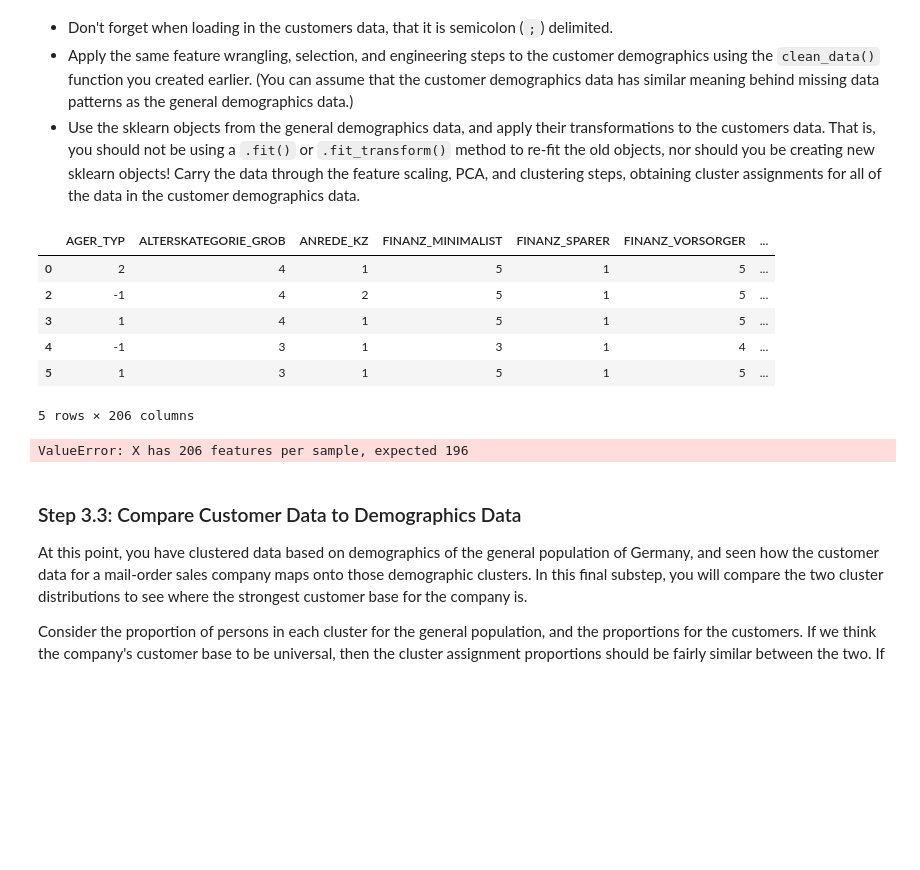
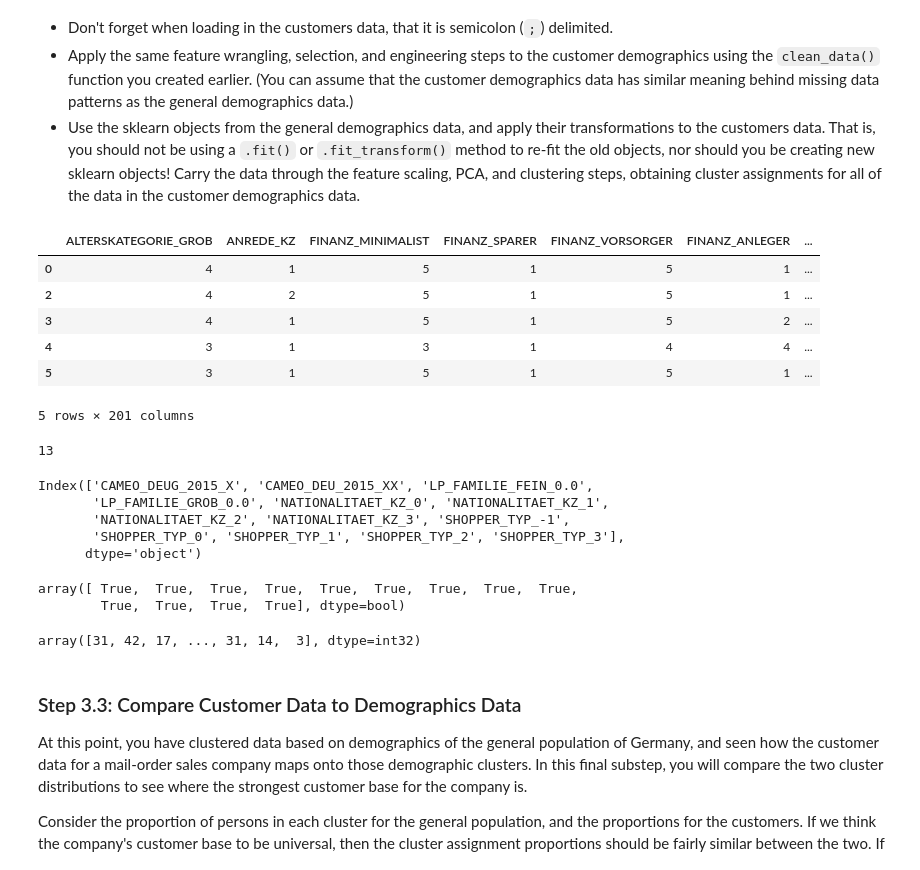
Before and after one commit to VLeaveUs/Identify-Customer-Segments, a Jupyter notebook: Identify_Customer_Segments.ipynb, the cells around one changed output. Saved outputs shown, nothing was run; the diff lists cells and outputs as text; code cells hidden in the pictures; blank space fills up the shorter version.

Commit message:
Completed version
Addressed section 3 where comparisons of general population and company's customer segment are being made via clusering

```diff
--- a/Identify_Customer_Segments.ipynb
+++ b/Identify_Customer_Segments.ipynb
@@ -675,7 +676,7 @@ azdias_below15.head()
 
 Even though you've finished cleaning up the general population demographics data, it's important to look ahead to the future and realize that you'll need to perform the same cleaning steps on the customer demographics data. In this substep, complete the function below to execute the main feature selection, encoding, and re-engineering steps you performed above. Then, when it comes to looking at the customer data in Step 3, you can just run this function on that DataFrame to get the trimmed dataset in a single step.
 # %%
-def clean_data(df):
+def clean_data(df, outliers, multi):
     """
     Perform feature trimming, re-encoding, and engineering for demographics
     data
@@ -691,10 +692,10 @@ def clean_data(df):
         if tag != ['']:
             df_clean = df.replace({feat_info.iloc[column]['attribute']:tag}, np.nan)
 
-    # remove columns of high NaN value count
-    df_nan = (df_clean.isna().sum()/len(df_clean))*100
-    df_nan.sort_values(ascending=False)
-    outliers = df_nan[df_nan >= 30]
+    # remove columns of high NaN value count / in this case removed same as before for the sake of using same imputers
+#     df_nan = (df_clean.isna().sum()/len(df_clean))*100
+#     df_nan.sort_values(ascending=False)
+#     outliers = df_nan[df_nan >= 30]
     df_clean.drop(outliers.index, axis=1, inplace=True)
 
     # remove rows of high NaN value count
@@ -704,7 +705,7 @@ def clean_data(df):
     df_in = df_rownan.drop(df_out.index)
     df_clean = df_clean.iloc[df_in.index, :]
 
-    ## select, re-encode, and engineer column values.
+    ## select, re-encode, and engineer column values
 
     # wrangling non-numeric binary categoricals
     binar_non = df_clean['OST_WEST_KZ']
@@ -1055,13 +1053,13 @@ Now that you have clusters and cluster centers for the general population, it's
 customers = pd.read_csv('./Udacity_CUSTOMERS_Subset.csv', sep=';')
 # %%
 # Apply preprocessing, feature transformation, and clustering from the general demographics onto the customer data
-customer_df = clean_data(customers)
+customer_df = clean_data(customers, outliers, multi)
 customer_df.head()
 # %% [output]
-|  | AGER_TYP | ALTERSKATEGORIE_GROB | ANREDE_KZ | FINANZ_MINIMALIST | FINANZ_SPARER | FINANZ_VORSORGER | ... |
-| 0 | 2 | 4 | 1 | 5 | 1 | 5 | ... |
-| 2 | -1 | 4 | 2 | 5 | 1 | 5 | ... |
-| 3 | 1 | 4 | 1 | 5 | 1 | 5 | ... |
-| 4 | -1 | 3 | 1 | 3 | 1 | 4 | ... |
-| 5 | 1 | 3 | 1 | 5 | 1 | 5 | ... |
+|  | ALTERSKATEGORIE_GROB | ANREDE_KZ | FINANZ_MINIMALIST | FINANZ_SPARER | FINANZ_VORSORGER | FINANZ_ANLEGER | ... |
+| 0 | 4 | 1 | 5 | 1 | 5 | 1 | ... |
+| 2 | 4 | 2 | 5 | 1 | 5 | 1 | ... |
+| 3 | 4 | 1 | 5 | 1 | 5 | 2 | ... |
+| 4 | 3 | 1 | 3 | 1 | 4 | 4 | ... |
+| 5 | 3 | 1 | 5 | 1 | 5 | 1 | ... |
-5 rows × 206 columns
+5 rows × 201 columns
@@ -1067,0 +1072,21 @@ customer_df.head()
+# %%
+# Number difference in features
+len(temp3)
+# %% [output]
+13
+# %%
+# Difference in features from original population dataset
+diff = customer_df.columns.difference(azdias_below15.columns)
+diff
+# %% [output]
+Index(['CAMEO_DEUG_2015_X', 'CAMEO_DEU_2015_XX', 'LP_FAMILIE_FEIN_0.0',
+       'LP_FAMILIE_GROB_0.0', 'NATIONALITAET_KZ_0', 'NATIONALITAET_KZ_1',
+       'NATIONALITAET_KZ_2', 'NATIONALITAET_KZ_3', 'SHOPPER_TYP_-1',
+       'SHOPPER_TYP_0', 'SHOPPER_TYP_1', 'SHOPPER_TYP_2', 'SHOPPER_TYP_3'],
+      dtype='object')
+# %%
+# Different features included in customer set
+diff.isin(customer_col)
+# %% [output]
+array([ True,  True,  True,  True,  True,  True,  True,  True,  True,
+        True,  True,  True,  True], dtype=bool)
@@ -1069,16 +1098,18 @@ customer_df.head()
 # customer_df['PRAEGENDE_JUGENDJAHRE_MOVE'] = (customer_df['PRAEGENDE_JUGENDJAHRE_MOVE'] == True)
 # customer_df['PLZ8_BAUMAX_TYPE'] = (customer_df['PLZ8_BAUMAX_TYPE'] == True)
 
-customer_full = imp.transform(customer_df)
+customer_full = imp.transform(customer_df2)
 customer_full = pd.DataFrame(customer_full, columns=azdias_below15.columns)
 customer_proc = scaler.transform(customer_full)
 customer_final = pd.DataFrame(customer_proc, columns=azdias_below15.columns)
 customer_pca = pca2.transform(customer_final)
-# %% [output]
-ValueError: X has 206 features per sample, expected 196
 # %%
 #Cluster predictions for the customer demographics data
 cust_preds = kmeans_opt.predict(customer_pca)
+# %%
+cust_preds
+# %% [output]
+array([31, 42, 17, ..., 31, 14,  3], dtype=int32)
 # %% [markdown]
 ### Step 3.3: Compare Customer Data to Demographics Data
 
```
Also changed, not shown: parts of 25 cells of this notebook, 1 other file.
